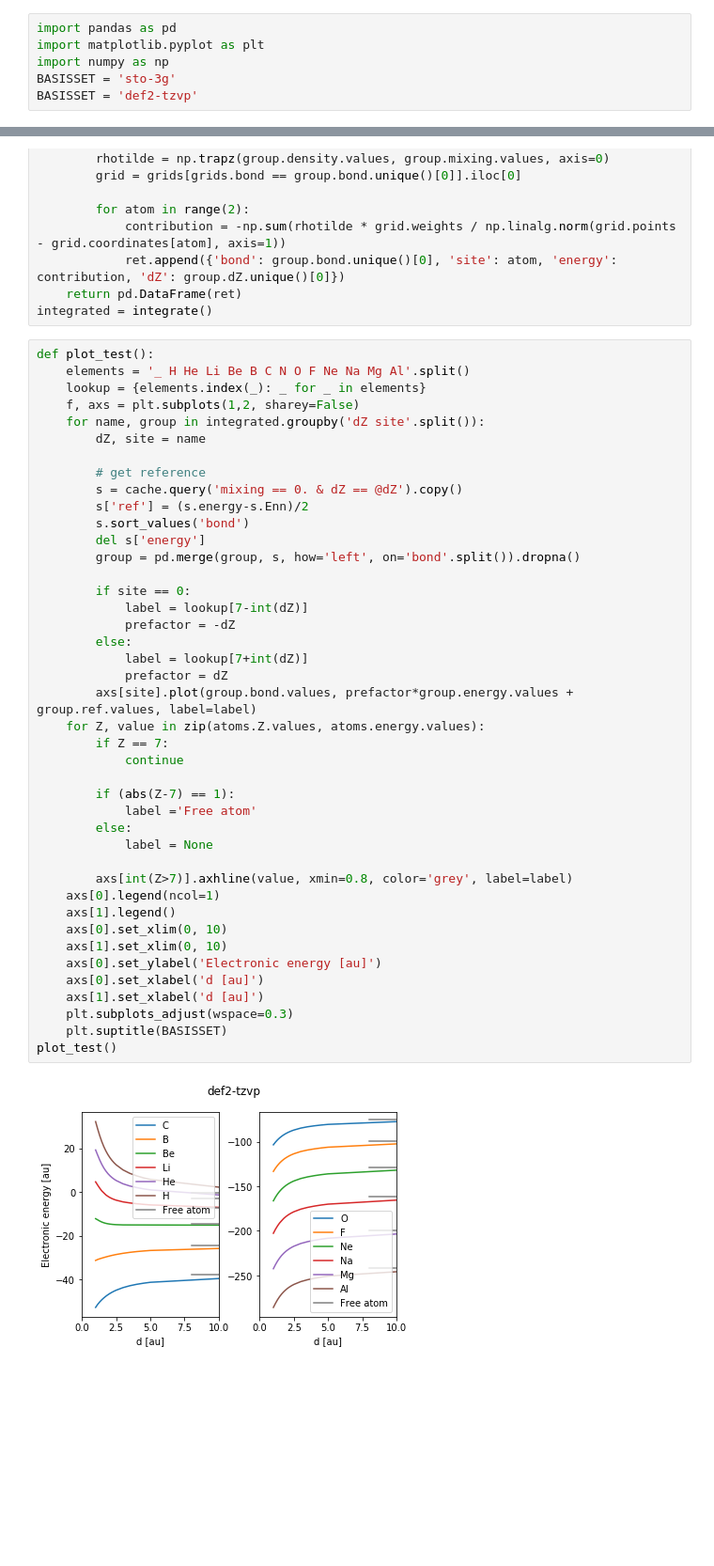
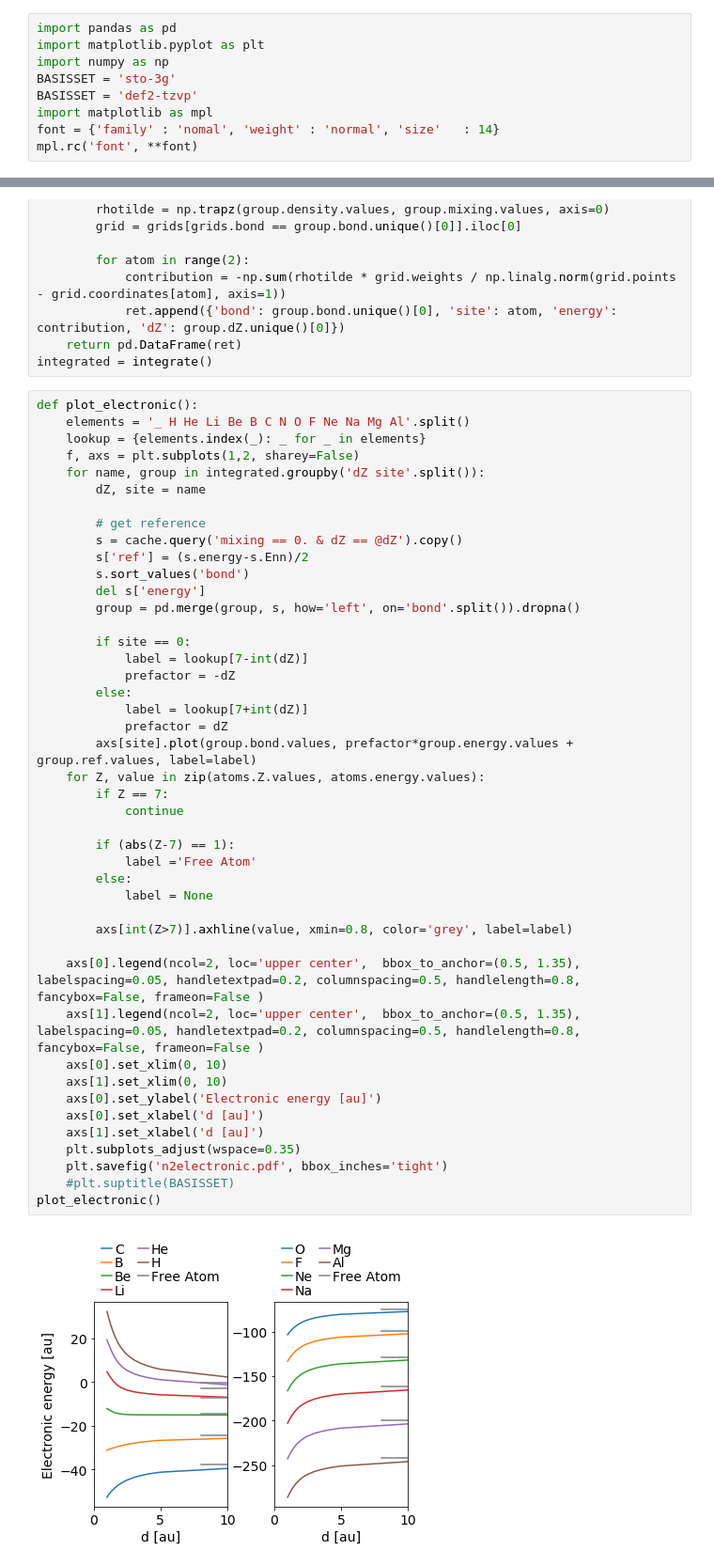
Before and after one commit to ferchault/APDFT-TI, a Jupyter notebook: notebooks/N2Visualisation.ipynb, the cells around one changed output, grey strips where cells are left out. Shown at 94% size. Saved outputs shown, nothing was run; the diff lists cells and outputs as text; blank space fills up the shorter version.

Commit message:
Finalised N2 visualisation, closes #4

```diff
--- a/notebooks/N2Visualisation.ipynb
+++ b/notebooks/N2Visualisation.ipynb
@@ -4,6 +4,9 @@ import matplotlib.pyplot as plt
 import numpy as np
 BASISSET = 'sto-3g'
 BASISSET = 'def2-tzvp'
+import matplotlib as mpl
+font = {'family' : 'nomal', 'weight' : 'normal', 'size'   : 14}
+mpl.rc('font', **font)
 # %%
 def read_grids():
     return pd.read_pickle('../data-tmp/grids/N2.pkl.gz')
@@ -36,7 +39,7 @@ def integrate():
     return pd.DataFrame(ret)
 integrated = integrate()
 # %%
-def plot_test():
+def plot_electronic():
     elements = '_ H He Li Be B C N O F Ne Na Mg Al'.split()
     lookup = {elements.index(_): _ for _ in elements}
     f, axs = plt.subplots(1,2, sharey=False)
@@ -45,37 +48,39 @@ def plot_test():
 
         # get reference
         s = cache.query('mixing == 0. & dZ == @dZ').copy()
         s['ref'] = (s.energy-s.Enn)/2
         s.sort_values('bond')
         del s['energy']
         group = pd.merge(group, s, how='left', on='bond'.split()).dropna()
 
         if site == 0:
             label = lookup[7-int(dZ)]
             prefactor = -dZ
         else:
             label = lookup[7+int(dZ)]
             prefactor = dZ
         axs[site].plot(group.bond.values, prefactor*group.energy.values + group.ref.values, label=label)
     for Z, value in zip(atoms.Z.values, atoms.energy.values):
         if Z == 7:
             continue
 
         if (abs(Z-7) == 1):
-            label ='Free atom'
+            label ='Free Atom'
         else:
             label = None
 
         axs[int(Z>7)].axhline(value, xmin=0.8, color='grey', label=label)
-    axs[0].legend(ncol=1)
-    axs[1].legend()
+
+    axs[0].legend(ncol=2, loc='upper center',  bbox_to_anchor=(0.5, 1.35), labelspacing=0.05, handletextpad=0.2, columnspacing=0.5, handlelength=0.8, fancybox=False, frameon=False )
+    axs[1].legend(ncol=2, loc='upper center',  bbox_to_anchor=(0.5, 1.35), labelspacing=0.05, handletextpad=0.2, columnspacing=0.5, handlelength=0.8, fancybox=False, frameon=False )
     axs[0].set_xlim(0, 10)
     axs[1].set_xlim(0, 10)
     axs[0].set_ylabel('Electronic energy [au]')
     axs[0].set_xlabel('d [au]')
     axs[1].set_xlabel('d [au]')
-    plt.subplots_adjust(wspace=0.3)
-    plt.suptitle(BASISSET)
-plot_test()
+    plt.subplots_adjust(wspace=0.35)
+    plt.savefig('n2electronic.pdf', bbox_inches='tight')
+    #plt.suptitle(BASISSET)
+plot_electronic()
 # %% [output]
-[figure, old version]
+[figure, new version]
```
Also changed, not shown: parts of 1 cell of this notebook, 2 other files.
